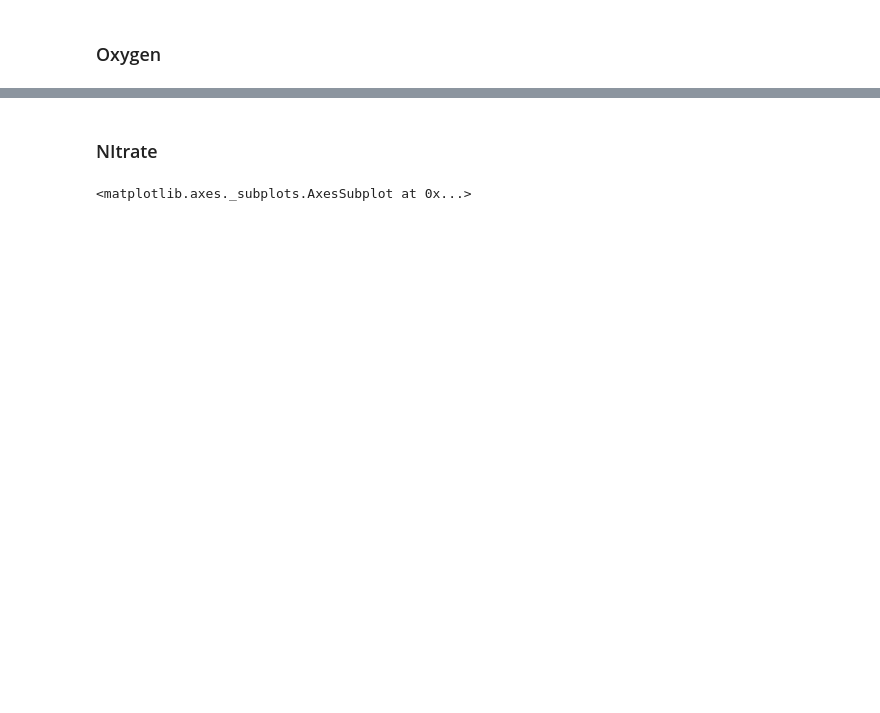
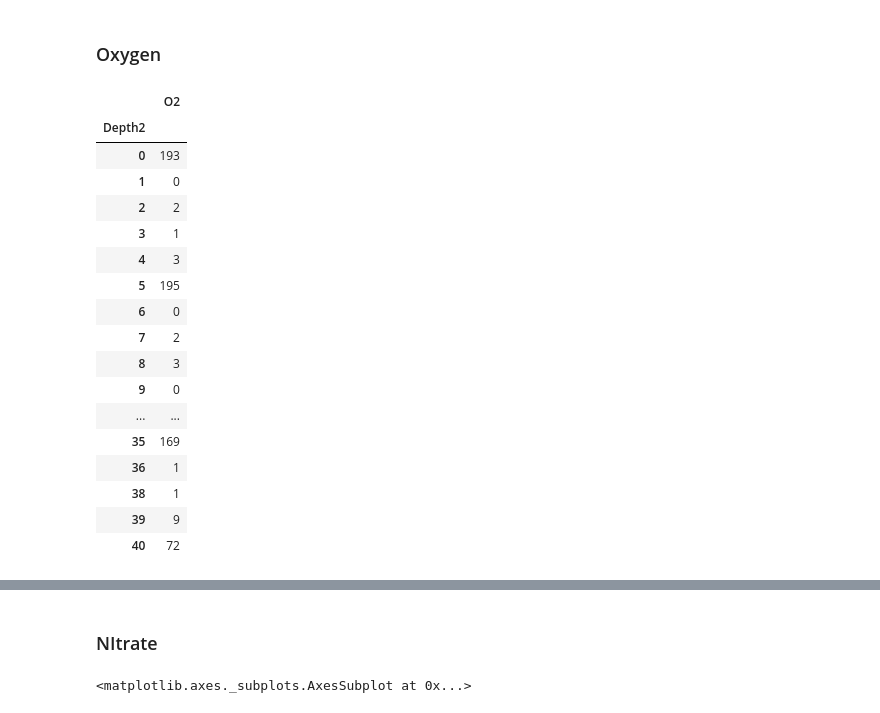
Before and after one commit to biogeochemistry/MyLake_v2_Vansjo, a Jupyter notebook: Postproc_code/Data.ipynb, the cells around one changed output, grey strips where cells are left out. Cells and saved outputs as stored; diff of their text form; code cells hidden in the pictures; blank space fills up the shorter version.

```diff
--- a/Postproc_code/Data.ipynb
+++ b/Postproc_code/Data.ipynb
@@ -64,5 +64,28 @@ data.plot_depth(df, 'POP', depth=0, ax=ax)
 # %% [markdown]
 ### Oxygen
+# %%
+value = 'O2'
+d = 'Depth2'
+df[df.Depth1 == df.Depth1][[d, value]].groupby(d).count()
+# %% [output]
+|  | O2 |
+| Depth2 |  |
+| 0 | 193 |
+| 1 | 0 |
+| 2 | 2 |
+| 3 | 1 |
+| 4 | 3 |
+| 5 | 195 |
+| 6 | 0 |
+| 7 | 2 |
+| 8 | 3 |
+| 9 | 0 |
+| ... | ... |
+| 35 | 169 |
+| 36 | 1 |
+| 38 | 1 |
+| 39 | 9 |
+| 40 | 72 |
 # %%
 for d in [0,5,10,15,20,25, 30, 35, 40]:
     f, ax = plt.subplots()
```
Also changed, not shown: parts of 8 cells of this notebook, 4 other files.
